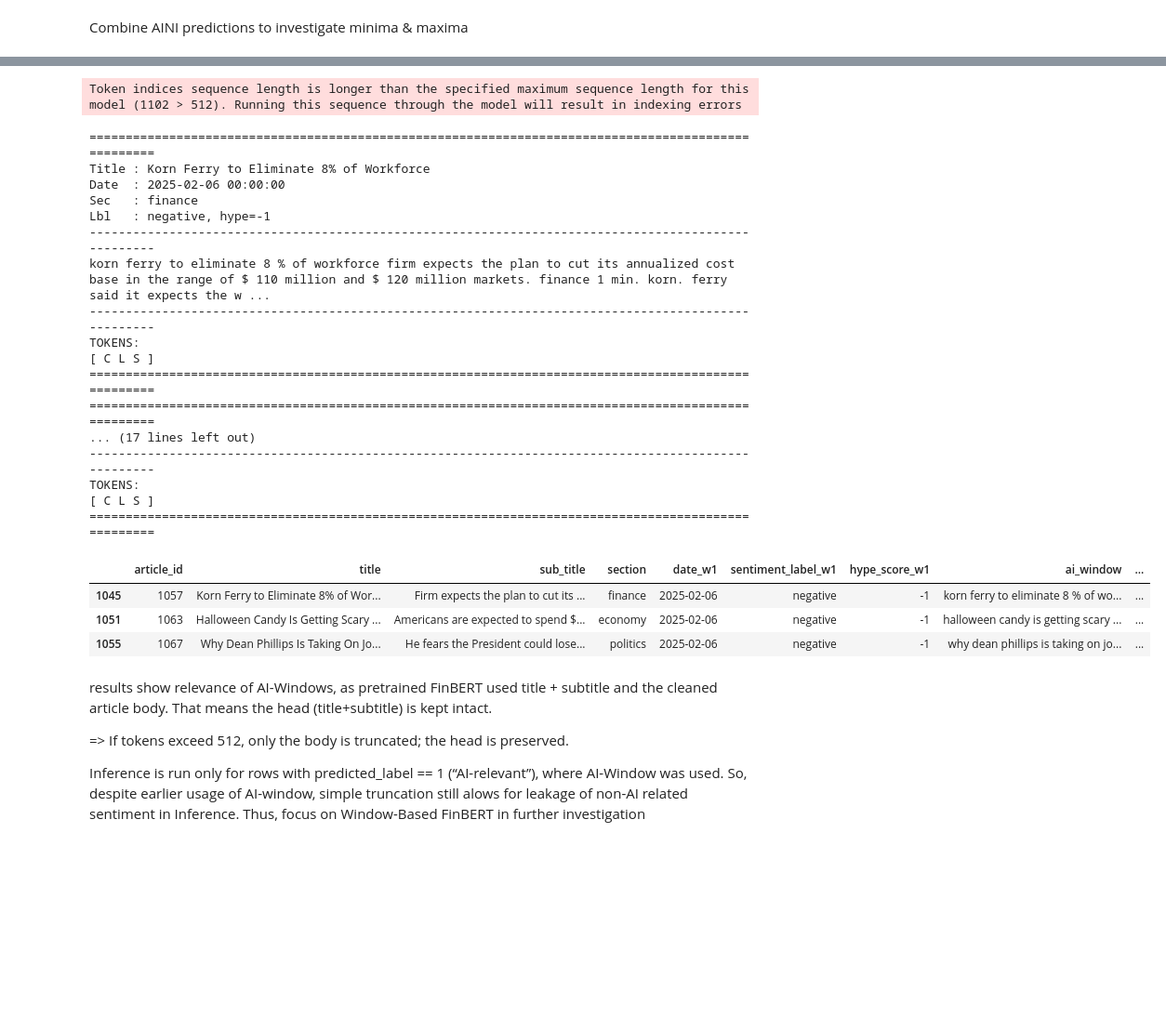
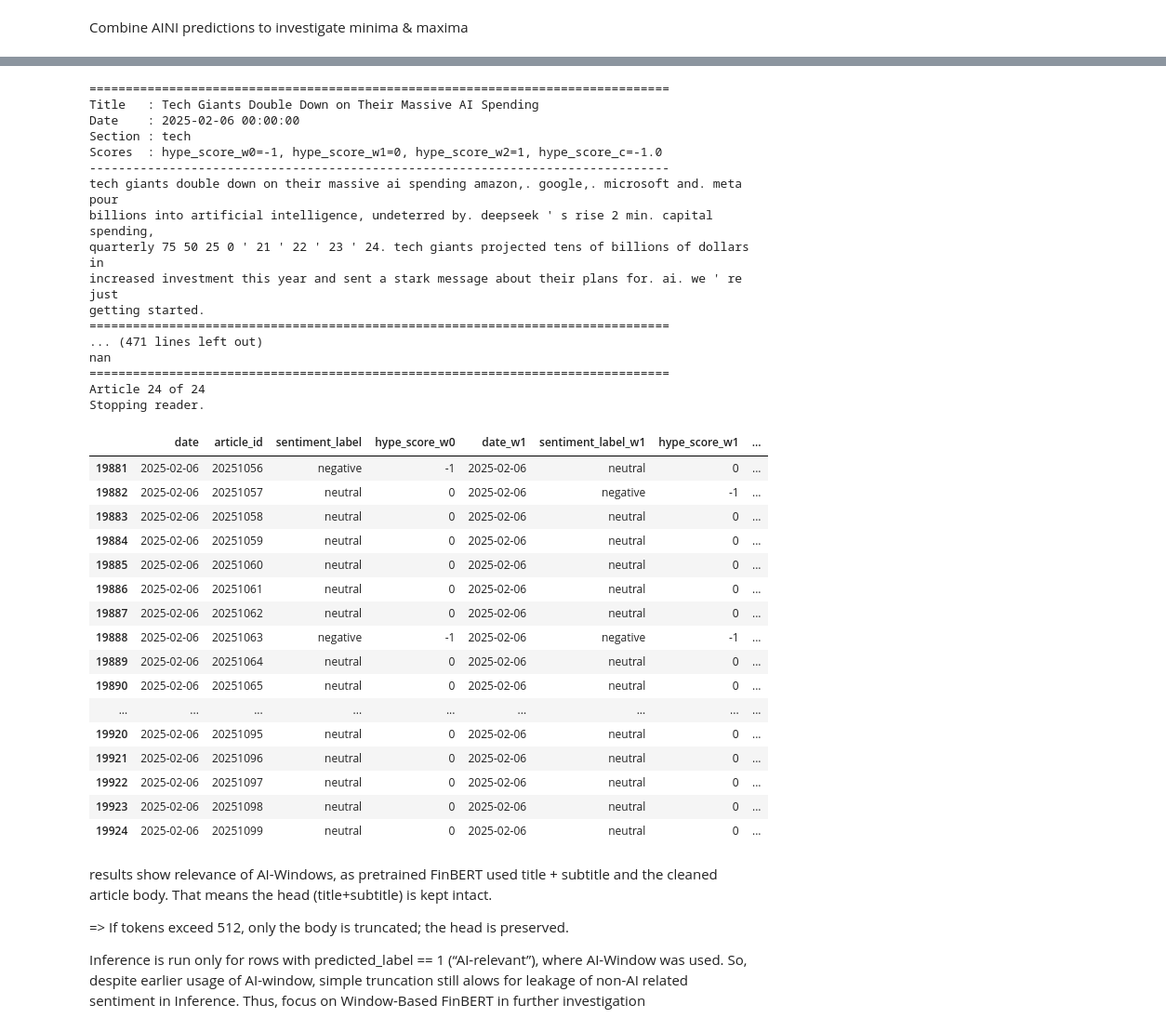
Before and after one commit to LarsIX/narrative_index, a Jupyter notebook: notebooks/exploratory_analysis_aini.ipynb, the cells around one changed output, grey strips where cells are left out. Shown at 93% size. Saved outputs shown, nothing was run; the diff lists cells and outputs as text; code cells hidden in the pictures; blank space fills up the shorter version.

```diff
--- a/notebooks/exploratory_analysis_aini.ipynb
+++ b/notebooks/exploratory_analysis_aini.ipynb
@@ -618,28 +741,41 @@ Index(['date', 'article_id', 'sentiment_label', 'hype_score_w0', 'date_w1',
 # %%
-investigate_hype_articles(articles_min1)
+read(articles_min1)
+articles_min1
 # %% [output]
-Token indices sequence length is longer than the specified maximum sequence length for this model (1102 > 512). Running this sequence through the model will result in indexing errors
+================================================================================
+Title   : Tech Giants Double Down on Their Massive AI Spending
+Date    : 2025-02-06 00:00:00
+Section : tech
+Scores  : hype_score_w0=-1, hype_score_w1=0, hype_score_w2=1, hype_score_c=-1.0
+--------------------------------------------------------------------------------
+tech giants double down on their massive ai spending amazon,. google,. microsoft and. meta pour
+billions into artificial intelligence, undeterred by. deepseek ' s rise 2 min. capital spending,
+quarterly 75 50 25 0 ' 21 ' 22 ' 23 ' 24. tech giants projected tens of billions of dollars in
+increased investment this year and sent a stark message about their plans for. ai. we ' re just
+getting started.
+================================================================================
+... (471 lines left out)
+nan
+================================================================================
+Article 24 of 24
+Stopping reader.
-====================================================================================================
-Title : Korn Ferry to Eliminate 8% of Workforce
-Date  : 2025-02-06 00:00:00
-Sec   : finance
-Lbl   : negative, hype=-1
-----------------------------------------------------------------------------------------------------
-korn ferry to eliminate 8 % of workforce firm expects the plan to cut its annualized cost base in the range of $ 110 million and $ 120 million markets. finance 1 min. korn. ferry said it expects the w ...
-----------------------------------------------------------------------------------------------------
-TOKENS:
-[ C L S ]
-====================================================================================================
-====================================================================================================
-... (17 lines left out)
-----------------------------------------------------------------------------------------------------
-TOKENS:
-[ C L S ]
-====================================================================================================
-|  | article_id | title | sub_title | section | date_w1 | sentiment_label_w1 | hype_score_w1 | ai_window | ... |
-| 1045 | 1057 | Korn Ferry to Eliminate 8% of Wor... | Firm expects the plan to cut its ... | finance | 2025-02-06 | negative | -1 | korn ferry to eliminate 8 % of wo... | ... |
-| 1051 | 1063 | Halloween Candy Is Getting Scary ... | Americans are expected to spend $... | economy | 2025-02-06 | negative | -1 | halloween candy is getting scary ... | ... |
-| 1055 | 1067 | Why Dean Phillips Is Taking On Jo... | He fears the President could lose... | politics | 2025-02-06 | negative | -1 | why dean phillips is taking on jo... | ... |
+|  | date | article_id | sentiment_label | hype_score_w0 | date_w1 | sentiment_label_w1 | hype_score_w1 | ... |
+| 19881 | 2025-02-06 | 20251056 | negative | -1 | 2025-02-06 | neutral | 0 | ... |
+| 19882 | 2025-02-06 | 20251057 | neutral | 0 | 2025-02-06 | negative | -1 | ... |
+| 19883 | 2025-02-06 | 20251058 | neutral | 0 | 2025-02-06 | neutral | 0 | ... |
+| 19884 | 2025-02-06 | 20251059 | neutral | 0 | 2025-02-06 | neutral | 0 | ... |
+| 19885 | 2025-02-06 | 20251060 | neutral | 0 | 2025-02-06 | neutral | 0 | ... |
+| 19886 | 2025-02-06 | 20251061 | neutral | 0 | 2025-02-06 | neutral | 0 | ... |
+| 19887 | 2025-02-06 | 20251062 | neutral | 0 | 2025-02-06 | neutral | 0 | ... |
+| 19888 | 2025-02-06 | 20251063 | negative | -1 | 2025-02-06 | negative | -1 | ... |
+| 19889 | 2025-02-06 | 20251064 | neutral | 0 | 2025-02-06 | neutral | 0 | ... |
+| 19890 | 2025-02-06 | 20251065 | neutral | 0 | 2025-02-06 | neutral | 0 | ... |
+| ... | ... | ... | ... | ... | ... | ... | ... | ... |
+| 19920 | 2025-02-06 | 20251095 | neutral | 0 | 2025-02-06 | neutral | 0 | ... |
+| 19921 | 2025-02-06 | 20251096 | neutral | 0 | 2025-02-06 | neutral | 0 | ... |
+| 19922 | 2025-02-06 | 20251097 | neutral | 0 | 2025-02-06 | neutral | 0 | ... |
+| 19923 | 2025-02-06 | 20251098 | neutral | 0 | 2025-02-06 | neutral | 0 | ... |
+| 19924 | 2025-02-06 | 20251099 | neutral | 0 | 2025-02-06 | neutral | 0 | ... |
 # %% [markdown]
 results show relevance of AI-Windows, as pretrained FinBERT used title + subtitle and the cleaned article body. That means the head (title+subtitle) is kept intact.
 
```
Also changed, not shown: parts of 21 cells of this notebook, 6 other files.
